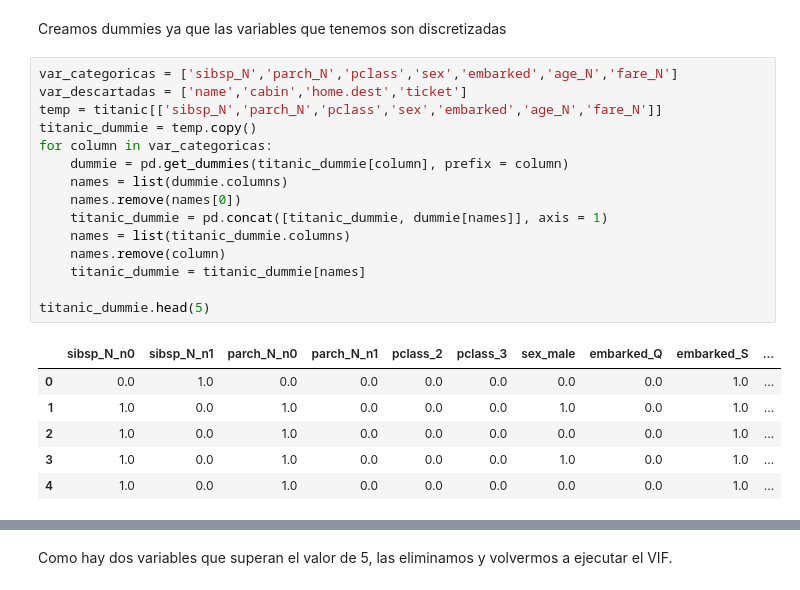
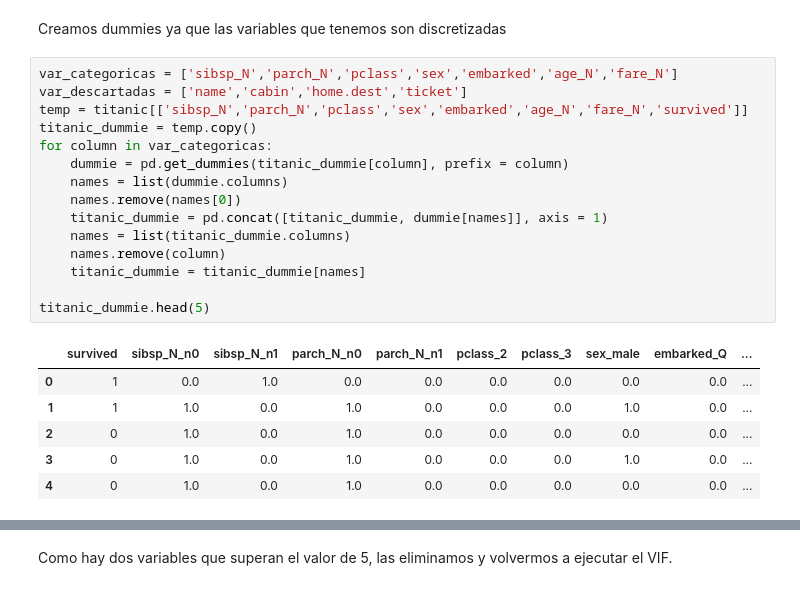
Before and after one commit to amarino5/Master-BigData-CIFF-2016, a Jupyter notebook: Aprendizaje automatico/Practica Aprendizaje automatico.ipynb, the cells around one changed output, grey strips where cells are left out. Saved outputs shown, nothing was run; the diff lists cells and outputs as text.

```diff
--- a/Aprendizaje automatico/Practica Aprendizaje automatico.ipynb
+++ b/Aprendizaje automatico/Practica Aprendizaje automatico.ipynb
@@ -397,25 +397,25 @@ Creamos dummies ya que las variables que tenemos son discretizadas
 # %%
 var_categoricas = ['sibsp_N','parch_N','pclass','sex','embarked','age_N','fare_N']
 var_descartadas = ['name','cabin','home.dest','ticket']
-temp = titanic[['sibsp_N','parch_N','pclass','sex','embarked','age_N','fare_N']]
+temp = titanic[['sibsp_N','parch_N','pclass','sex','embarked','age_N','fare_N','survived']]
 titanic_dummie = temp.copy()
 for column in var_categoricas:
     dummie = pd.get_dummies(titanic_dummie[column], prefix = column)
     names = list(dummie.columns)
     names.remove(names[0])
     titanic_dummie = pd.concat([titanic_dummie, dummie[names]], axis = 1)
     names = list(titanic_dummie.columns)
     names.remove(column)
     titanic_dummie = titanic_dummie[names]
 
 titanic_dummie.head(5)
 # %% [output]
-|  | sibsp_N_n0 | sibsp_N_n1 | parch_N_n0 | parch_N_n1 | pclass_2 | pclass_3 | sex_male | embarked_Q | embarked_S | ... |
-| 0 | 0.0 | 1.0 | 0.0 | 0.0 | 0.0 | 0.0 | 0.0 | 0.0 | 1.0 | ... |
-| 1 | 1.0 | 0.0 | 1.0 | 0.0 | 0.0 | 0.0 | 1.0 | 0.0 | 1.0 | ... |
-| 2 | 1.0 | 0.0 | 1.0 | 0.0 | 0.0 | 0.0 | 0.0 | 0.0 | 1.0 | ... |
-| 3 | 1.0 | 0.0 | 1.0 | 0.0 | 0.0 | 0.0 | 1.0 | 0.0 | 1.0 | ... |
-| 4 | 1.0 | 0.0 | 1.0 | 0.0 | 0.0 | 0.0 | 0.0 | 0.0 | 1.0 | ... |
+|  | survived | sibsp_N_n0 | sibsp_N_n1 | parch_N_n0 | parch_N_n1 | pclass_2 | pclass_3 | sex_male | embarked_Q | ... |
+| 0 | 1 | 0.0 | 1.0 | 0.0 | 0.0 | 0.0 | 0.0 | 0.0 | 0.0 | ... |
+| 1 | 1 | 1.0 | 0.0 | 1.0 | 0.0 | 0.0 | 0.0 | 1.0 | 0.0 | ... |
+| 2 | 0 | 1.0 | 0.0 | 1.0 | 0.0 | 0.0 | 0.0 | 0.0 | 0.0 | ... |
+| 3 | 0 | 1.0 | 0.0 | 1.0 | 0.0 | 0.0 | 0.0 | 1.0 | 0.0 | ... |
+| 4 | 0 | 1.0 | 0.0 | 1.0 | 0.0 | 0.0 | 0.0 | 0.0 | 0.0 | ... |
 # %%
 from sklearn.linear_model import LinearRegression
 
```
Also changed, not shown: parts of 16 cells of this notebook.
